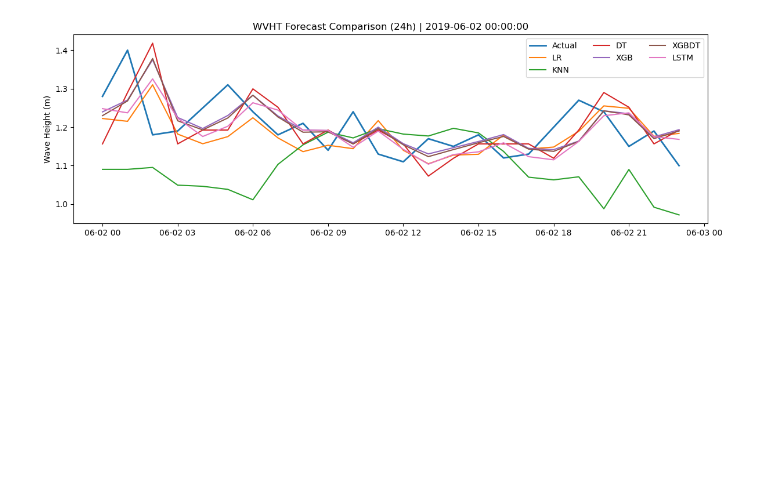
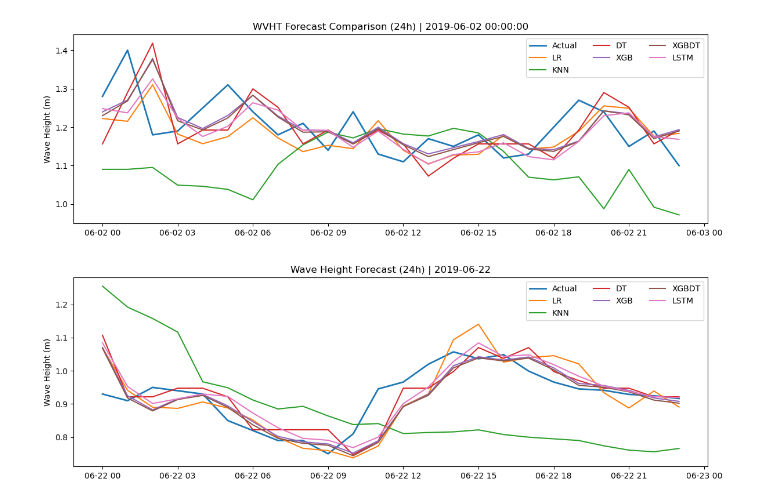
Before and after one commit to RichelCode/Wave-Energy-Forecasting, a Jupyter notebook: Imputing Neighbor Stations .ipynb, the cells around one changed output. Cells and saved outputs as stored; diff of their text form; code cells hidden in the pictures; blank space fills up the shorter version.

```diff
--- a/Imputing Neighbor Stations .ipynb
+++ b/Imputing Neighbor Stations .ipynb
@@ -804,3 +804,57 @@ def plot_24h(plot_df, start_datetime):
 plot_24h(plot_df, plot_df.index.min())
 # %% [output]
 [figure]
+# %%
+def plot_models_one_day(plot_df, day="2019-06-02", title_prefix="Wave Height Forecast (24h)"):
+    """
+    Plot ALL model predictions vs Actual for a single calendar day (00:00 -> 23:00).
+
+    Parameters
+    ----------
+    plot_df : pd.DataFrame
+        Must have a DatetimeIndex and columns like: ["Actual","LR","KNN","DT","XGB","XGBDT","LSTM"] (or any model columns).
+    day : str
+        Date to plot, e.g. "2019-06-02"
+    title_prefix : str
+        Plot title prefix
+    """
+    if not isinstance(plot_df.index, pd.DatetimeIndex):
+        plot_df = plot_df.copy()
+        plot_df.index = pd.to_datetime(plot_df.index)
+
+    plot_df = plot_df.sort_index()
+
+    start = pd.to_datetime(day)
+    end = start + pd.Timedelta(hours=24)
+
+    day_df = plot_df.loc[(plot_df.index >= start) & (plot_df.index < end)].copy()
+
+    if day_df.empty:
+        print(f"No data found for {day}.")
+        print("Available range:", plot_df.index.min(), "→", plot_df.index.max())
+        # show a few available days to help you pick quickly
+        avail_days = pd.Index(plot_df.index.date).unique()
+        print("Example available days:", [str(d) for d in avail_days[:10]])
+        return
+
+    # Plot
+    plt.figure(figsize=(12, 4))
+    if "Actual" in day_df.columns:
+        plt.plot(day_df.index, day_df["Actual"], label="Actual", linewidth=2)
+
+    # plot all other columns as models
+    for col in day_df.columns:
+        if col != "Actual":
+            plt.plot(day_df.index, day_df[col], label=col)
+
+    plt.ylabel("Wave Height (m)")
+    plt.title(f"{title_prefix} | {start.date()}")
+    plt.legend(ncol=3)
+    plt.tight_layout()
+    plt.show()
+
+
+#(change the date anytime)
+plot_models_one_day(plot_df, day="2019-06-22")
+# %% [output]
+[figure, added]
```
